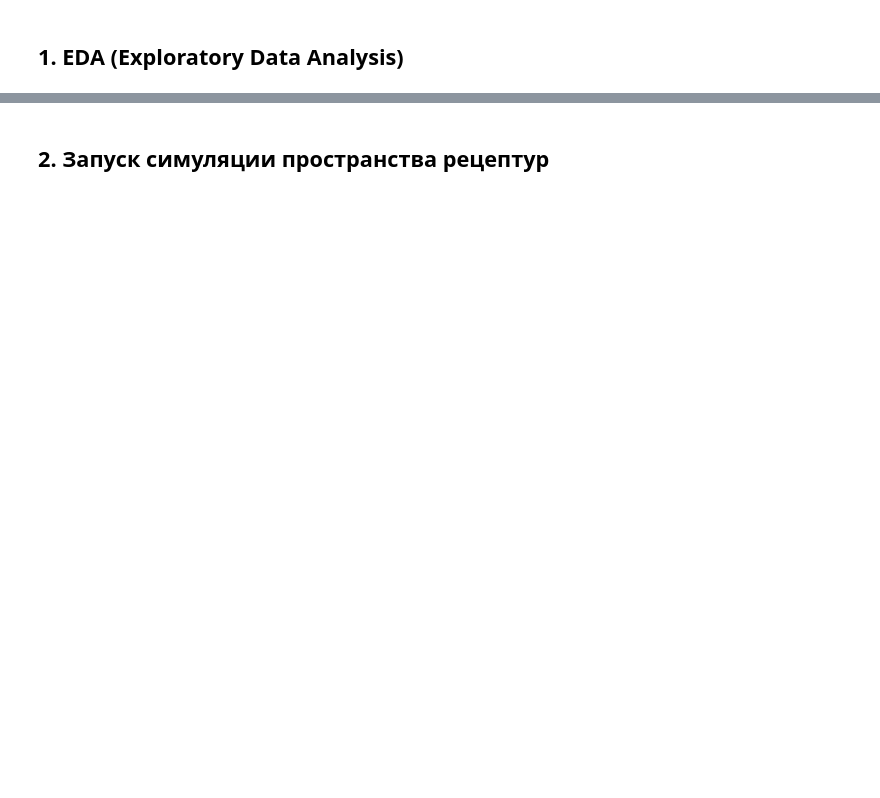
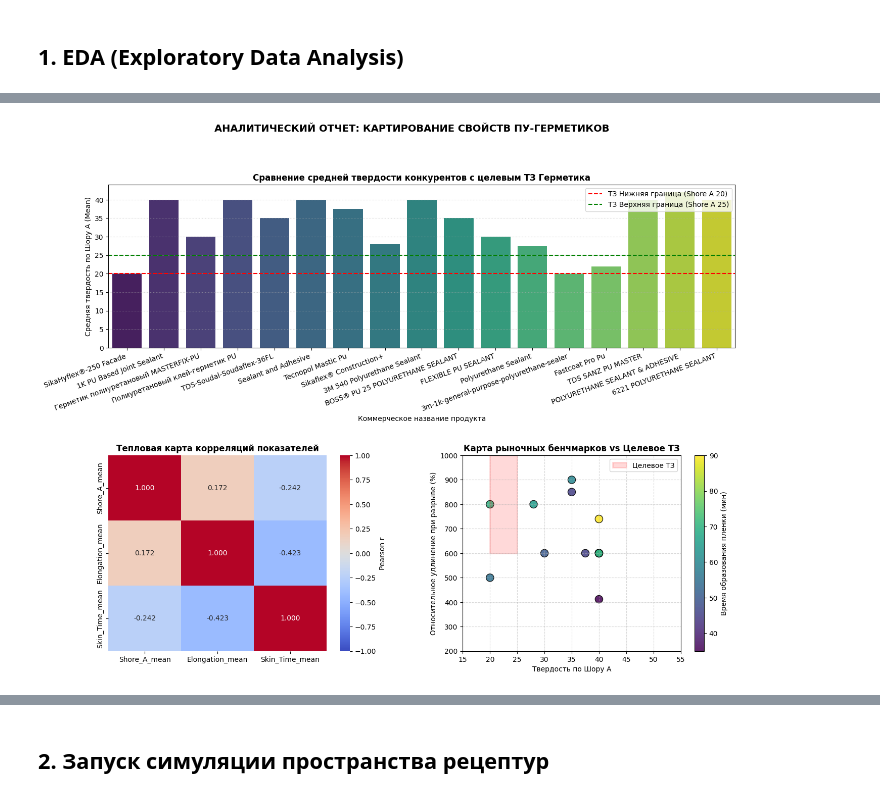
Before and after one commit to czeberyak/elastomeric_1k_pu, a Jupyter notebook: notebooks/01_data_exploration.ipynb, the cells around one changed output, grey strips where cells are left out. Saved outputs shown, nothing was run; the diff lists cells and outputs as text; code cells hidden in the pictures; blank space fills up the shorter version.

```diff
--- a/notebooks/01_data_exploration.ipynb
+++ b/notebooks/01_data_exploration.ipynb
@@ -59,0 +7,86 @@ plt.show()
+# %%
+import pandas as pd
+import numpy as np
+import matplotlib.pyplot as plt
+import seaborn as sns
+
+# 1. Загружаем обновленный ML-ready датасет
+df = pd.read_csv('../data/03_processed/benchmarks_dataset.csv')
+
+# Очищаем дубликаты по обновленным именам колонок
+df = df.drop_duplicates(subset=['Product_Name', 'Shore_A_mean'])
+
+print("Оптимизированный профиль рынка конкурентов:")
+print(df[['Product_Name', 'Shore_A_min', 'Shore_A_max', 'Shore_A_mean', 'Elongation_mean', 'Skin_Time_mean']])
+
+# Создаем комплексную фигуру для R&D отчета
+fig = plt.figure(figsize=(16, 12))
+grid = plt.GridSpec(2, 2, wspace=0.3, hspace=0.6, height_ratios=[1, 1.2])
+
+# --- График 1: Сравнение твердости с целевыми границами ТЗ ---
+ax_bar = fig.add_subplot(grid[0, :])
+sns.barplot(
+    x='Product_Name',
+    y='Shore_A_mean',
+    data=df,
+    hue='Product_Name',
+    palette='viridis',
+    legend=False,
+    ax=ax_bar
+)
+ax_bar.axhline(y=20, color='r', linestyle='--', linewidth=1.5, label='ТЗ Нижняя граница (Shore A 20)')
+ax_bar.axhline(y=25, color='g', linestyle='--', linewidth=1.5, label='ТЗ Верхняя граница (Shore A 25)')
+ax_bar.set_title('Сравнение средней твердости конкурентов с целевым ТЗ Герметика', fontsize=12, fontweight='bold')
+ax_bar.set_ylabel('Средняя твердость по Шору А (Mean)')
+ax_bar.set_xlabel('Коммерческое название продукта')
+ax_bar.set_xticks(range(len(df)))
+ax_bar.set_xticklabels(df['Product_Name'], rotation=20, ha='right')
+ax_bar.legend(loc='upper right')
+ax_bar.grid(axis='y', linestyle=':', alpha=0.6)
+
+# --- График 2: Матрица парных корреляций Пирсона ---
+ax_corr = fig.add_subplot(grid[1, 0])
+metrics = ['Shore_A_mean', 'Elongation_mean', 'Skin_Time_mean']
+corr_matrix = df[metrics].corr(method='pearson')
+sns.heatmap(corr_matrix, annot=True, cmap='coolwarm', vmin=-1, vmax=1, fmt=".3f", ax=ax_corr, cbar_kws={'label': 'Pearson r'})
+ax_corr.set_title('Тепловая карта корреляций показателей', fontsize=12, fontweight='bold')
+
+# --- График 3: 2D-Картирование физико-механических свойств с наложением ТЗ ---
+ax_scatter = fig.add_subplot(grid[1, 1])
+# Исключаем Loctite PL (1440 мин) только для визуализации распределения по цвету
+plot_df = df[df['Skin_Time_mean'] < 500].dropna(subset=['Shore_A_mean', 'Elongation_mean'])
+
+scatter = ax_scatter.scatter(
+    plot_df['Shore_A_mean'],
+    plot_df['Elongation_mean'],
+    c=plot_df['Skin_Time_mean'],
+    cmap='viridis',
+    s=120,
+    edgecolors='black',
+    alpha=0.85
+)
+fig.colorbar(scatter, ax=ax_scatter, label='Время образования пленки (мин)')
+
+# Накладываем прямоугольник ТЗ (Shore A 20-25, Elongation > 600%)
+rect = plt.Rectangle((20, 600), 5, 400, linewidth=2, edgecolor='red', facecolor='red', alpha=0.15, label="Целевое ТЗ")
+ax_scatter.add_patch(rect)
+
+ax_scatter.set_title('Карта рыночных бенчмарков vs Целевое ТЗ', fontsize=12, fontweight='bold')
+ax_scatter.set_xlabel('Твердость по Шору А')
+ax_scatter.set_ylabel('Относительное удлинение при разрыве (%)')
+ax_scatter.set_xlim(15, 55)
+ax_scatter.set_ylim(200, 1000)
+ax_scatter.grid(True, linestyle='--', alpha=0.5)
+ax_scatter.legend(loc='upper right')
+
+plt.suptitle('АНАЛИТИЧЕСКИЙ ОТЧЕТ: КАРТИРОВАНИЕ СВОЙСТВ ПУ-ГЕРМЕТИКОВ', fontsize=14, fontweight='bold', y=0.98)
+plt.show()
+
+# Вывод физико-химических инсайтов
+print("\n=== ФИЗИКО-ХИМИЧЕСКИЙ АНАЛИЗ ДАННЫХ ===")
+print(f"1. Ортогональность признаков: Связь Shore A и Elongation практически отсутствует (r = {corr_matrix.loc['Shore_A_mean', 'Elongation_mean']:.3f}).")
+print("Это доказывает возможность независимого регулирования жесткости шва и его деформационной эластичности.")
+print("2. Ближайшие рыночные аналоги к нашему ТЗ:")
+near_targets = df[(df['Shore_A_mean'] <= 30) & (df['Elongation_mean'] >= 500)]
+print(near_targets[['Product_Name', 'Shore_A_mean', 'Elongation_mean', 'Skin_Time_mean']])
+# %% [output]
@@ -59,0 +110 @@ plt.show()
+[figure, added]
```
Also changed, not shown: parts of 9 cells of this notebook, 6 other files.
